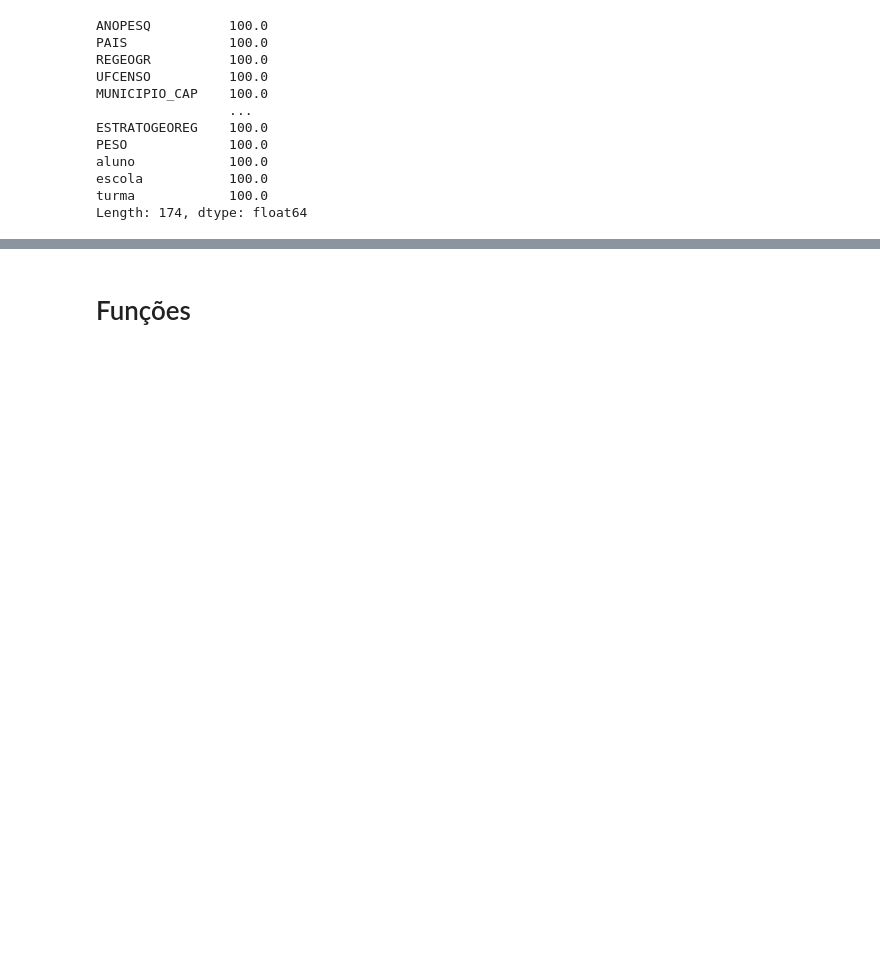
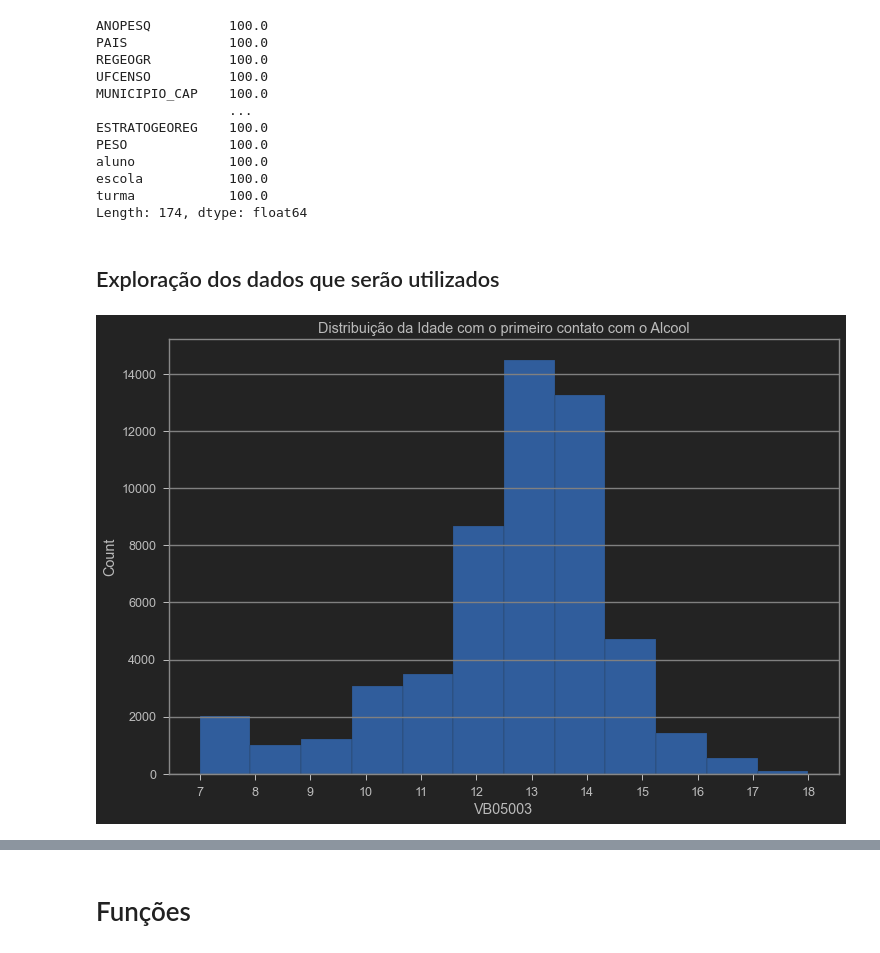
Before and after one commit to Igor-Arantes/Bootcamp-Data-Science-Aplicada, a Jupyter notebook: Igor_Arantes_Desafio_03.ipynb, the cells around one changed output, grey strips where cells are left out. Drawn from its saved outputs; the diff is of its cells as text; code cells hidden in the pictures; blank space fills up the shorter version.

```diff
--- a/Igor_Arantes_Desafio_03.ipynb
+++ b/Igor_Arantes_Desafio_03.ipynb
@@ -76,3 +76,14 @@ aluno            100.0
 escola           100.0
 turma            100.0
 Length: 174, dtype: float64
+# %% [markdown]
+## Exploração dos dados que serão utilizados
+# %%
+plt.figure(figsize=(12,8))
+plt.title('Distribuição da Idade com o primeiro contato com o Alcool')
+sns.histplot(dados['VB05003'][dados['VB05003']!=99][dados['VB05003']!=1],bins=12,kde=False,color='b')
+plt.xticks(ticks=[7,8,9,10,11,12,13,14,15,16,17,18])
+plt.grid(axis='y',c='grey')
+plt.show()
+# %% [output]
+[figure, added]
```
Also changed, not shown: parts of 5 cells of this notebook.
